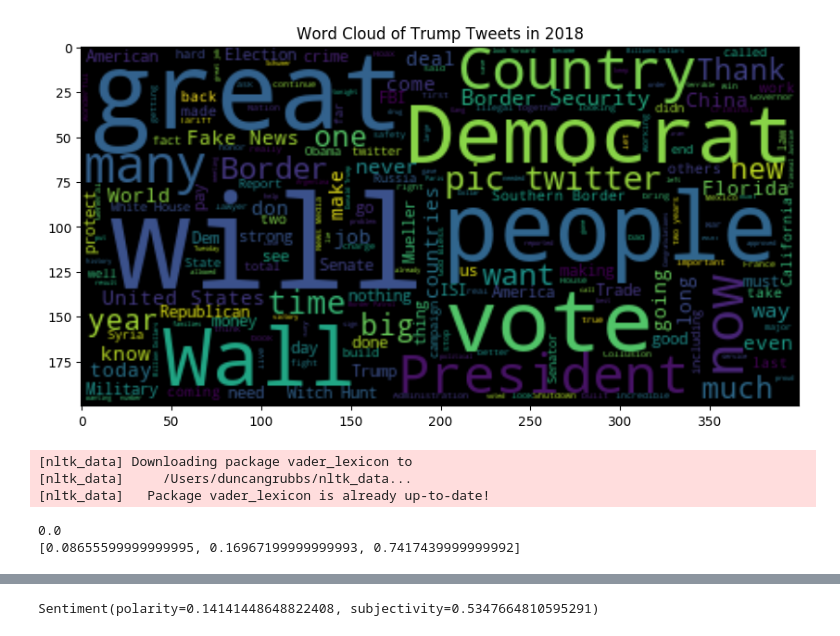
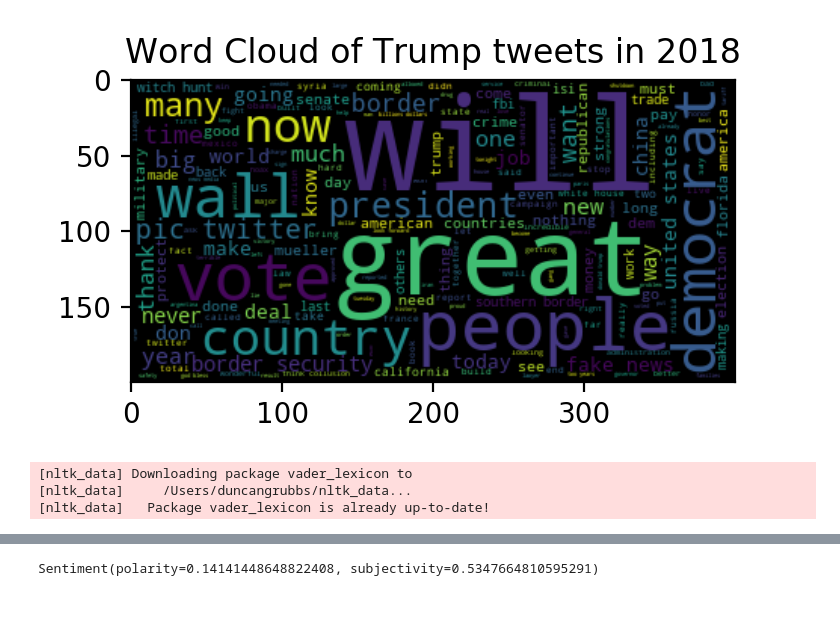
Before and after one commit to duncangrubbs/political-sentiment, a Jupyter notebook: Data Processing.ipynb, the cells around one changed output, grey strips where cells are left out. Saved outputs shown, nothing was run; the diff lists cells and outputs as text; code cells hidden in the pictures; blank space fills up the shorter version.

```diff
--- a/Data Processing.ipynb
+++ b/Data Processing.ipynb
@@ -20,9 +21,6 @@ leaders_accounts = [
 ]
 # %%
 def clean_tweet(tweet):
-    '''
-    Utility function to clean tweet text by removing links, special characters
-    using simple regex statements.
-    '''
+    tweet = tweet.lower()
     return ' '.join(re.sub("(@[A-Za-z0-9]+)|([^0-9A-Za-z \t])|(\w+:\/\/\S+)", " ", tweet).split())
 # %%
@@ -37,18 +43,25 @@ with open('./data/realDonaldTrump.csv') as csv_file:
-# %%
-dt_text = ''
-for t in dt_tweets:
-    dt_text += t
-dt_wc = WordCloud().generate(dt_text)
 # %%
-plt.figure(
-    figsize=(10, 6),
-    dpi=100)
-plt.title('Word Cloud of Trump Tweets in 2018')
+def generate_wordcloud(tweets):
+    tweets_con = ''
+    for t in tweets:
+        tweets_con += t['text']
+    return WordCloud().generate(tweets_con)
 
-plt.imshow(dt_wc, interpolation='bilinear')
-plt.show()
+def plot_wordcloud(cloud, leader, year):
+    plt.figure(
+    figsize=(6, 2),
+    dpi=200)
+    plt.title(f'Word Cloud of {leader} tweets in {year}')
+
+    plt.imshow(cloud, interpolation='bilinear')
+    plt.show()
-# %% [output]
-[figure, removed]
+# %%
+trump_tweets = get_tweets_list('realDonaldTrump')
+boris_tweets = get_tweets_list('BorisJohnson')
+trump_wc = generate_wordcloud(trump_tweets)
+plot_wordcloud(trump_wc, 'Trump', '2018')
+# %% [output]
+[figure, added]
 # %%
 from nltk.sentiment.vader import SentimentIntensityAnalyzer
 nltk.download('vader_lexicon')
@@ -58,18 +71,3 @@ sid = SentimentIntensityAnalyzer()
 [nltk_data] Downloading package vader_lexicon to
 [nltk_data]     /Users/duncangrubbs/nltk_data...
 [nltk_data]   Package vader_lexicon is already up-to-date!
-# %%
-avg = [0.0, 0.0, 0.0]
-print(avg[0])
-for tweet in dt_tweets:
-    ss = sid.polarity_scores(tweet)
-    avg[0] += ss['neg']
-    avg[1] += ss['pos']
-    avg[2] += ss['neu']
-avg[0] /= len(dt_tweets)
-avg[1] /= len(dt_tweets)
-avg[2] /= len(dt_tweets)
-print(avg)
-# %% [output]
-0.0
-[0.08655599999999995, 0.16967199999999993, 0.7417439999999992]
```
Also changed, not shown: parts of 5 cells of this notebook, 1 other file.
